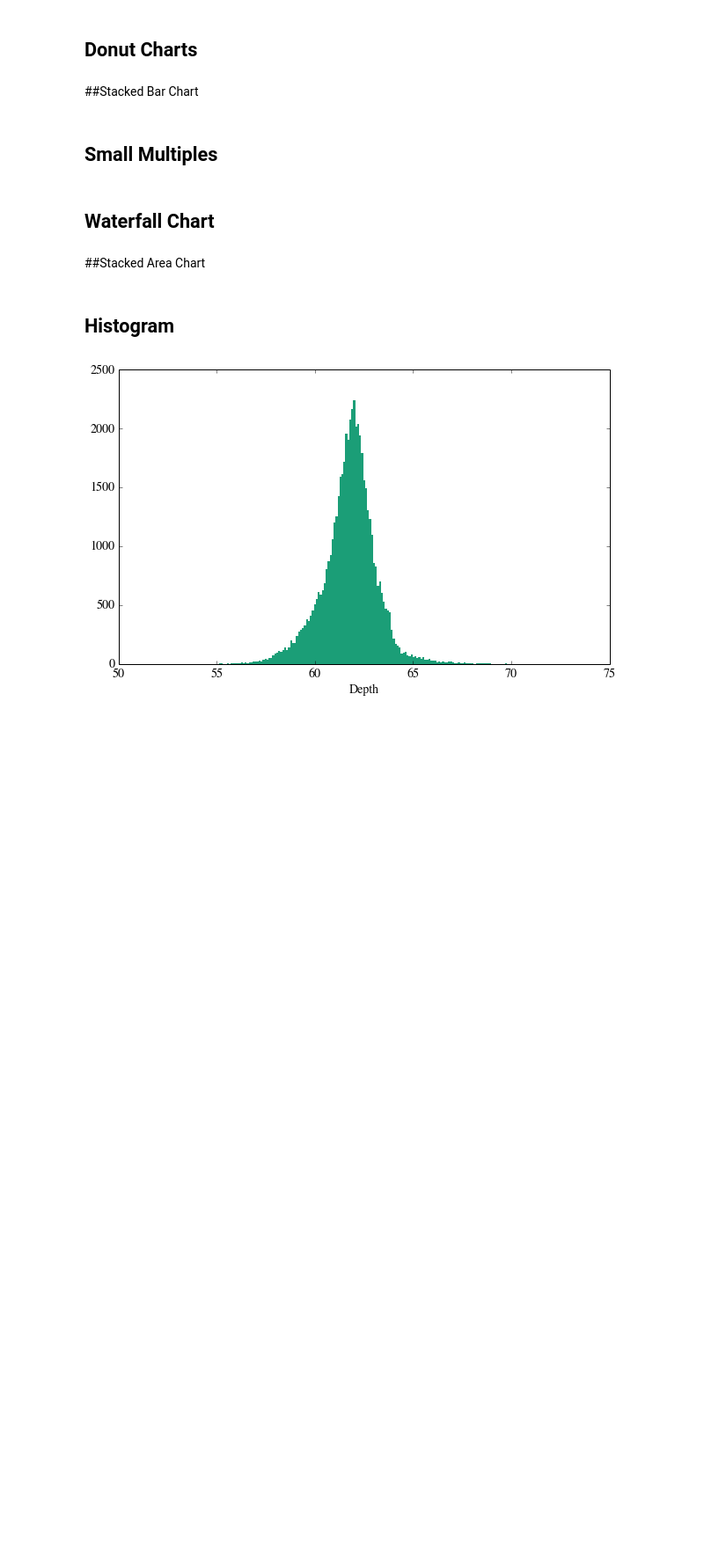
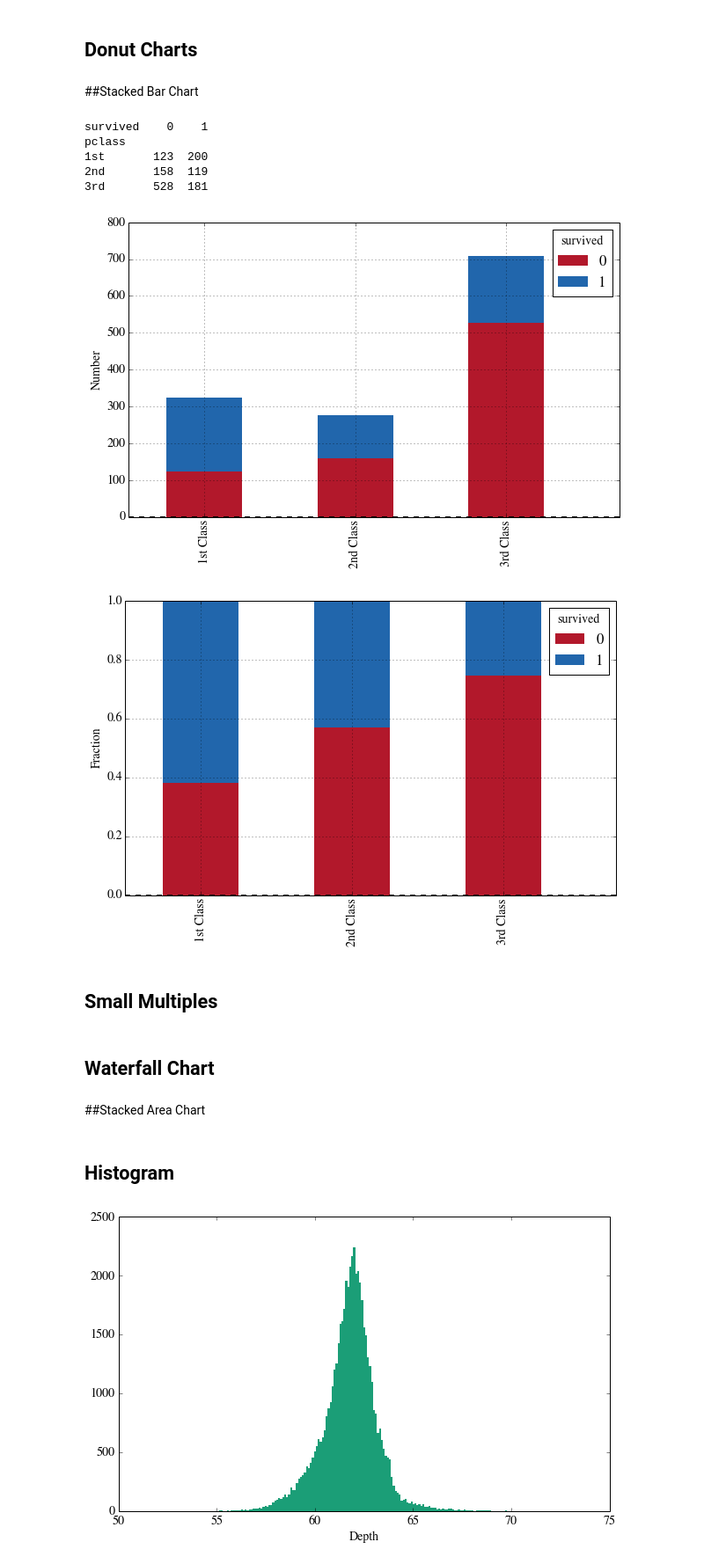
Before and after one commit to cs109/content, a Jupyter notebook: lec_03_statistical_graphs.ipynb, the cells around one changed output. Shown: that part at 88% size. Drawn from its saved outputs; the diff is of its cells as text; code cells hidden in the pictures; blank space fills up the shorter version.

```diff
--- a/lec_03_statistical_graphs.ipynb
+++ b/lec_03_statistical_graphs.ipynb
@@ -149,6 +164,33 @@ plt.xlim(0, 2)
 ## Donut Charts
 # %% [markdown]
 ##Stacked Bar Chart
+# %%
+tclass = titanic.groupby(['pclass', 'survived']).size().unstack()
+print tclass
+
+red, blue = '#B2182B', '#2166AC'
+
+tclass.plot(kind='bar', stacked=True, color=[red, blue])
+plt.xticks([0.5, 1.5, 2.5], ['1st Class', '2nd Class', '3rd Class'])
+plt.ylabel("Number")
+plt.xlabel("")
+plt.show()
+
+#normalize each row by transposing, normalizing each column, and un-transposing
+tclass = (1. * tclass.T / tclass.T.sum()).T
+tclass.plot(kind='bar', stacked=True, color=[red, blue])
+plt.xticks([0.5, 1.5, 2.5], ['1st Class', '2nd Class', '3rd Class'])
+plt.xlabel("")
+plt.ylabel("Fraction")
+plt.show()
+# %% [output]
+survived    0    1
+pclass
+1st       123  200
+2nd       158  119
+3rd       528  181
+[figure, added]
+[figure, added]
 # %% [markdown]
 ## Small Multiples
 # %% [markdown]
```
Also changed, not shown: parts of 2 cells of this notebook.
